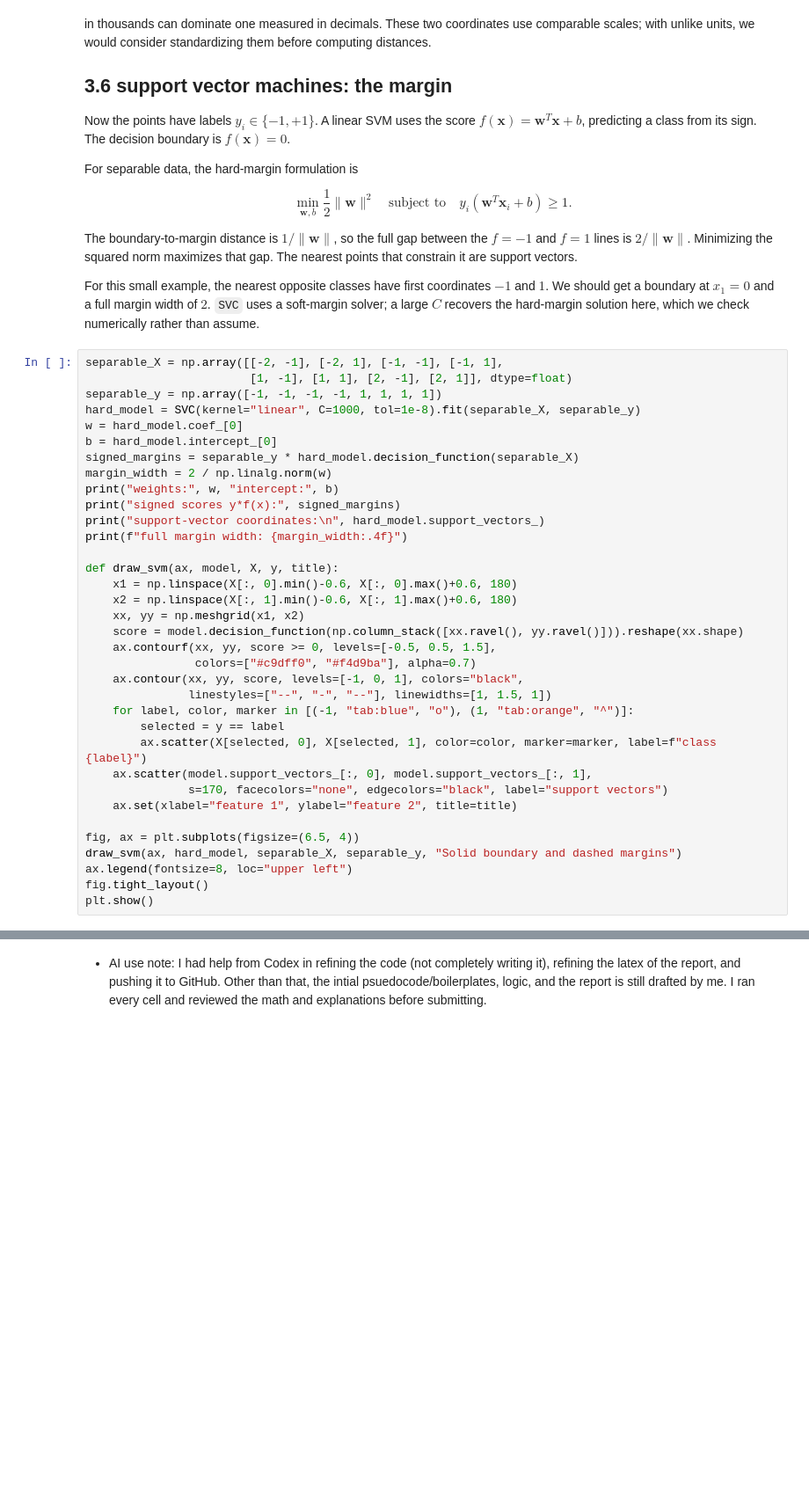
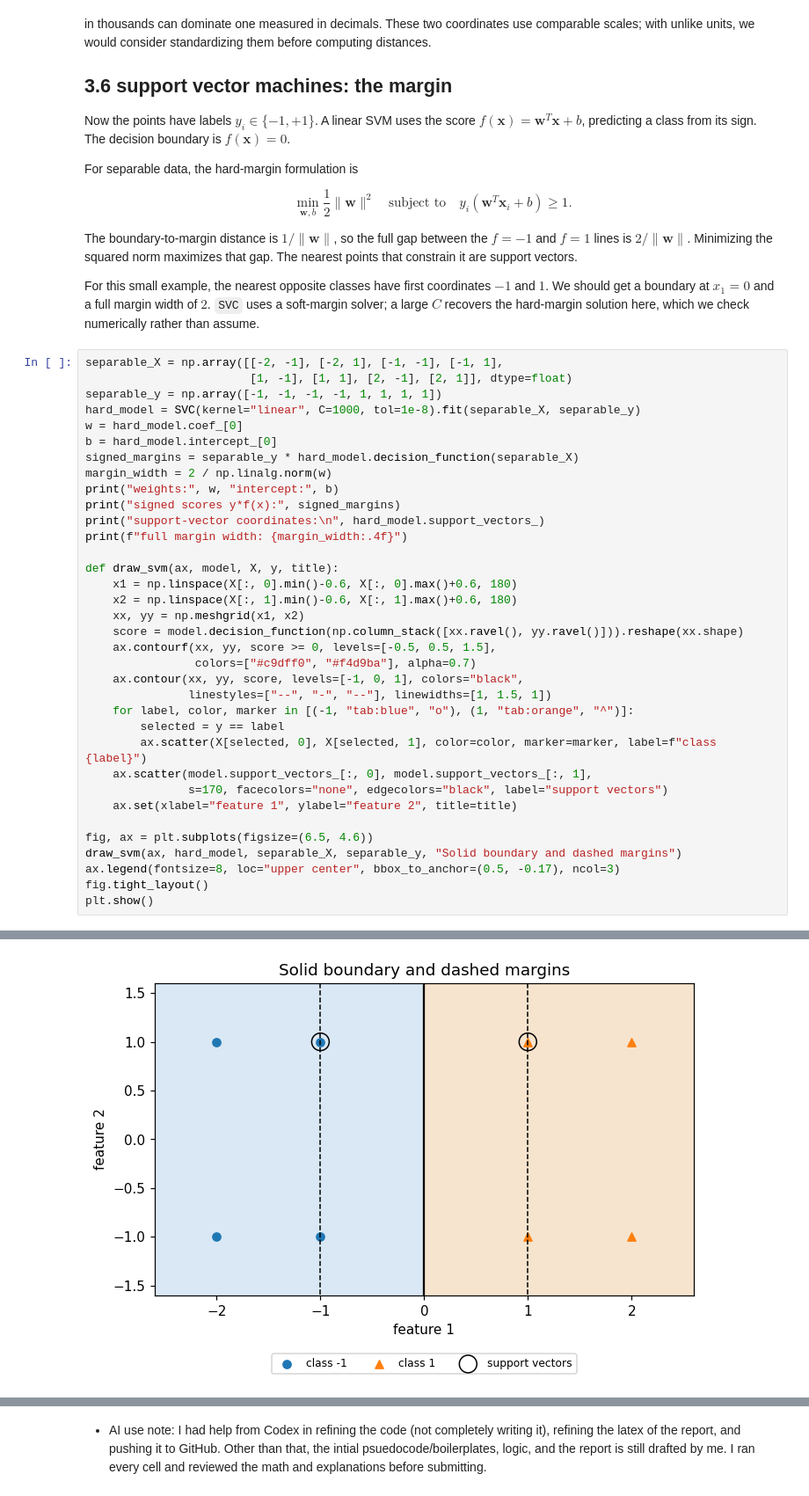
Before and after one commit to Aaxhirrr/mat-422-fall-2026, a Jupyter notebook: HW3.5_3.6/HW3_5_3_6_kmeans_svm.ipynb, the cells around one changed output, grey strips where cells are left out. Shown at 88% size. Cells and saved outputs as stored; diff of their text form; blank space fills up the shorter version.

```diff
--- a/HW3.5_3.6/HW3_5_3_6_kmeans_svm.ipynb
+++ b/HW3.5_3.6/HW3_5_3_6_kmeans_svm.ipynb
@@ -167,8 +181,9 @@ def draw_svm(ax, model, X, y, title):
                s=170, facecolors="none", edgecolors="black", label="support vectors")
     ax.set(xlabel="feature 1", ylabel="feature 2", title=title)
 
-fig, ax = plt.subplots(figsize=(6.5, 4))
+fig, ax = plt.subplots(figsize=(6.5, 4.6))
 draw_svm(ax, hard_model, separable_X, separable_y, "Solid boundary and dashed margins")
-ax.legend(fontsize=8, loc="upper left")
+ax.legend(fontsize=8, loc="upper center", bbox_to_anchor=(0.5, -0.17), ncol=3)
 fig.tight_layout()
 plt.show()
+# %% [output]
@@ -175,3 +196,4 @@ plt.show()
+[figure, added]
 # %% [markdown]
 The fitted weights are $(1,0)$ and the intercept is zero, so the second coordinate does not affect this boundary. The signed scores are at least $1$, and the full margin width is $2$, as expected. Black circles mark the solver's support vectors. In a degenerate example, a point can lie on a margin without receiving a nonzero dual coefficient, so the solver does not have to mark every tied point.
 
```
Also changed, not shown: parts of 8 cells of this notebook.
